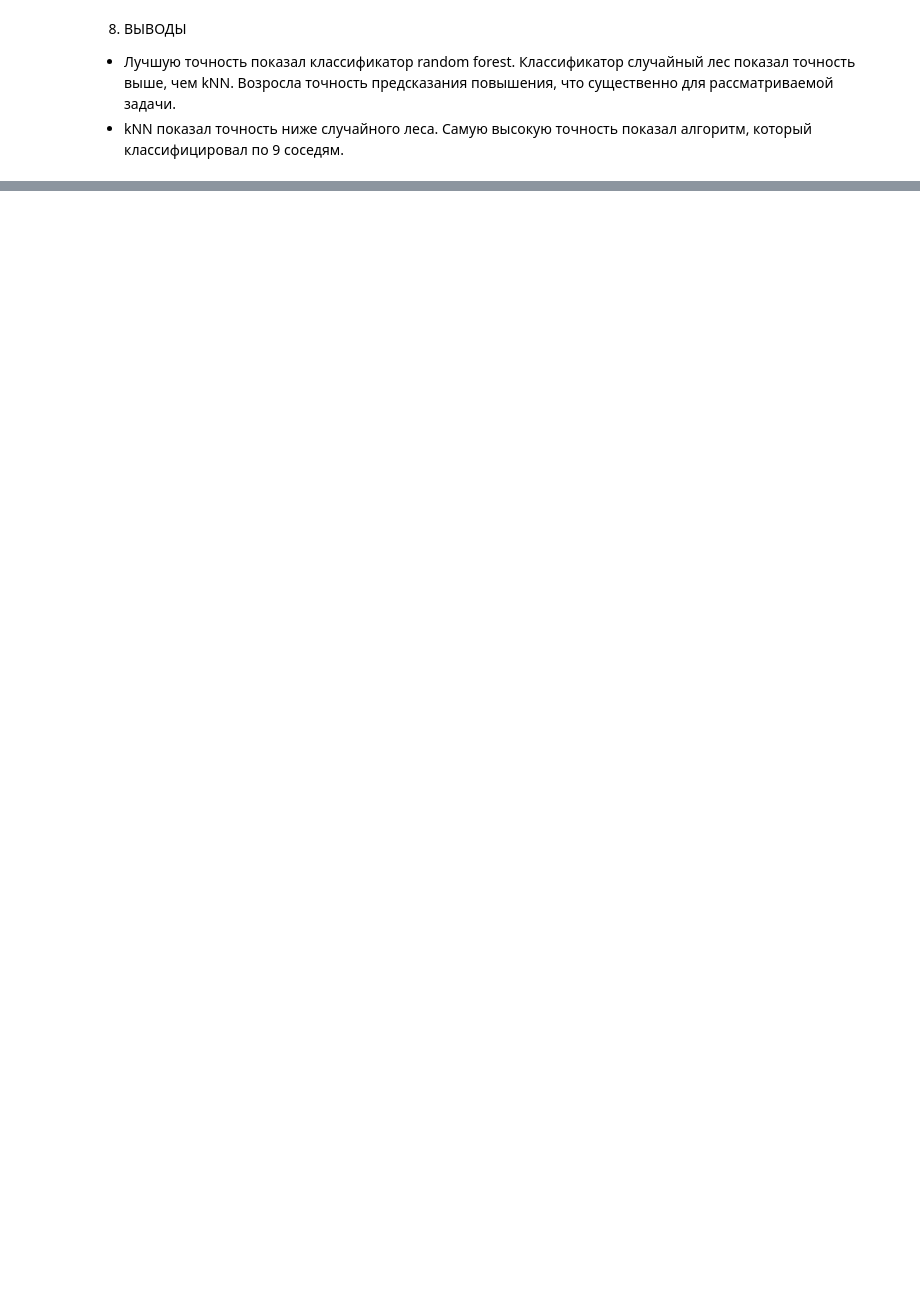
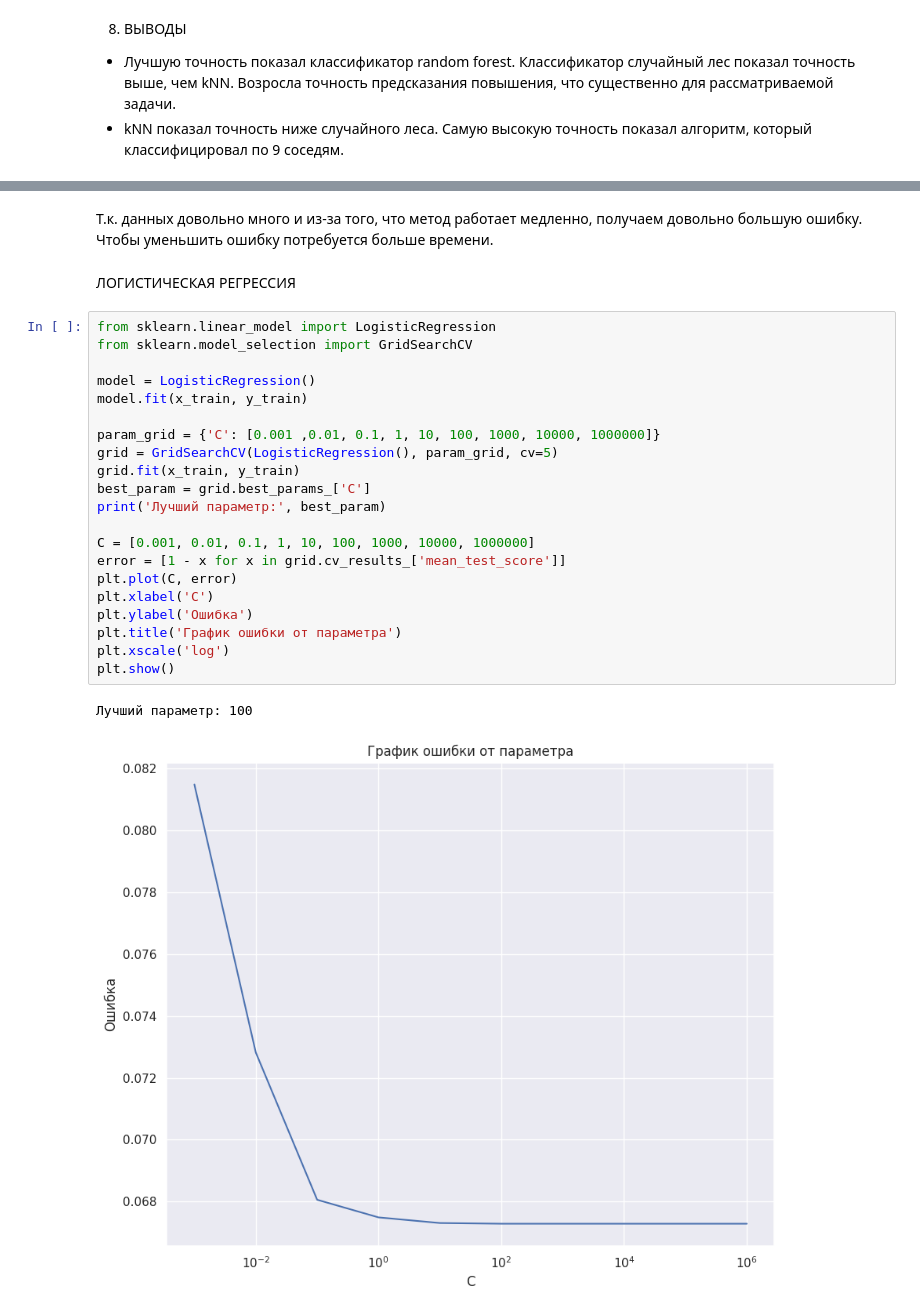
Before and after one commit to AleksNPC459/Machine-learning, a Jupyter notebook: Копия_блокнота__ML_Panov_382006_2_ipynb_.ipynb, the cells around one changed output, grey strips where cells are left out. Drawn from its saved outputs; the diff is of its cells as text; blank space fills up the shorter version.

```diff
--- a/Копия_блокнота__ML_Panov_382006_2_ipynb_.ipynb
+++ b/Копия_блокнота__ML_Panov_382006_2_ipynb_.ipynb
@@ -463,0 +590,29 @@ sns.lineplot(x = 'size', y = 'value', hue = 'variable', data=pd.melt(accuracy, [
+# %% [markdown]
+Т.к. данных довольно много и из-за того, что метод работает медленно, получаем довольно большую ошибку.
+Чтобы уменьшить ошибку потребуется больше времени.
+# %% [markdown]
+ЛОГИСТИЧЕСКАЯ РЕГРЕССИЯ
+# %%
+from sklearn.linear_model import LogisticRegression
+from sklearn.model_selection import GridSearchCV
+
+model = LogisticRegression()
+model.fit(x_train, y_train)
+
+param_grid = {'C': [0.001 ,0.01, 0.1, 1, 10, 100, 1000, 10000, 1000000]}
+grid = GridSearchCV(LogisticRegression(), param_grid, cv=5)
+grid.fit(x_train, y_train)
+best_param = grid.best_params_['C']
+print('Лучший параметр:', best_param)
+
+C = [0.001, 0.01, 0.1, 1, 10, 100, 1000, 10000, 1000000]
+error = [1 - x for x in grid.cv_results_['mean_test_score']]
+plt.plot(C, error)
+plt.xlabel('C')
+plt.ylabel('Ошибка')
+plt.title('График ошибки от параметра')
+plt.xscale('log')
+plt.show()
+# %% [output]
+Лучший параметр: 100
+[figure, added]
```
Also changed, not shown: parts of 29 cells of this notebook.
